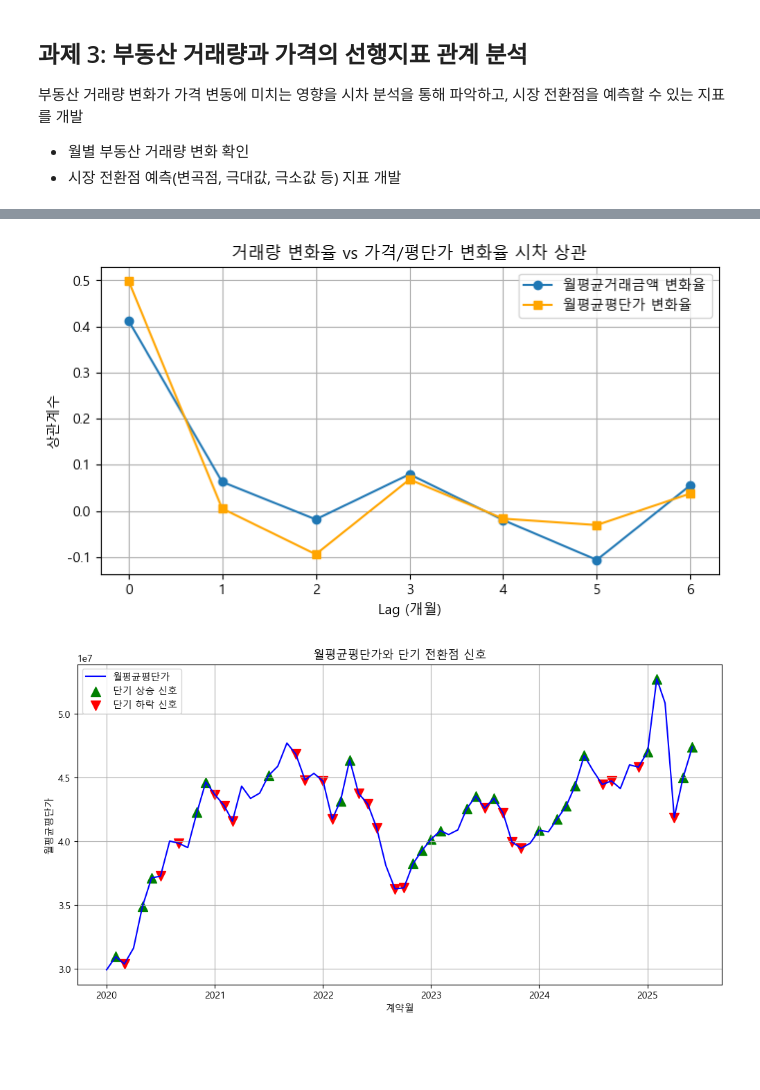
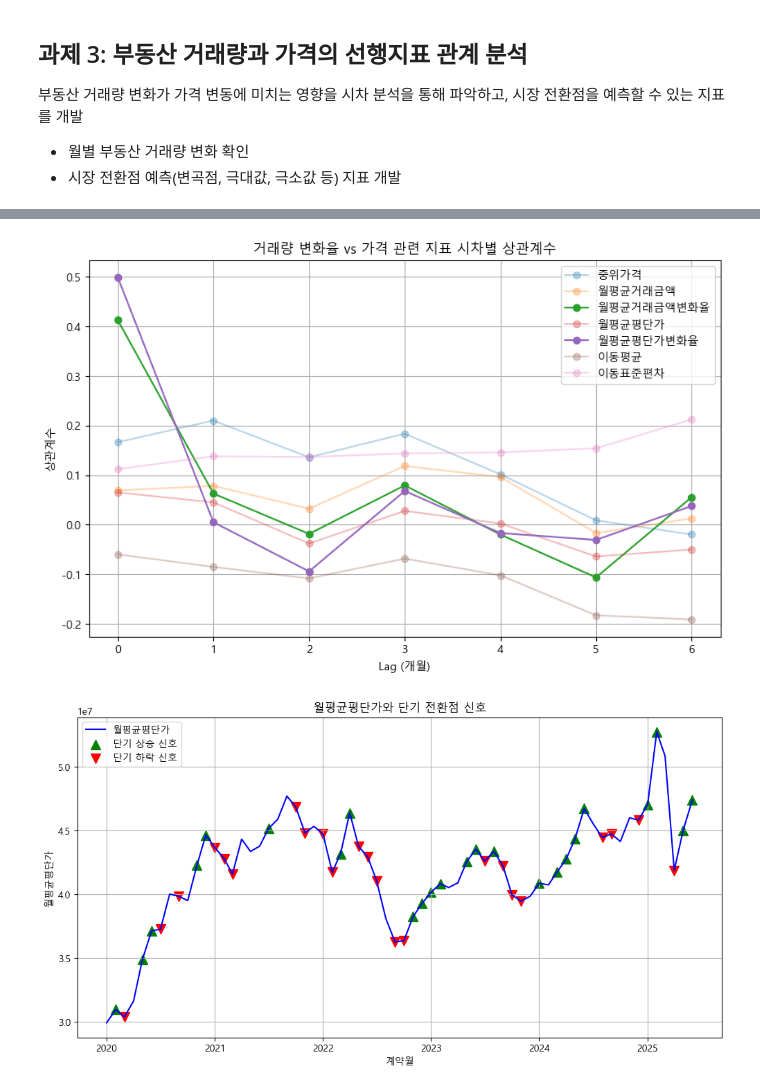
Before and after one commit to krystallinekim/pjt-DataAnalysis-Korean_Real_Estate, a Jupyter notebook: 03_leading_indicators.ipynb, the cells around one changed output, grey strips where cells are left out. Drawn from its saved outputs; the diff is of its cells as text; code cells hidden in the pictures; blank space fills up the shorter version.

```diff
--- a/03_leading_indicators.ipynb
+++ b/03_leading_indicators.ipynb
@@ -75,30 +62,31 @@ plt.show()
 # %%
 max_lag = 6
-lag_corr_volume_price = {}
-lag_corr_volume_avg_price = {}
+lag_corr_results = {}
 
-for lag in range(0, max_lag+1):
-    # 거래량 → 월평균거래금액 변화율
-    lag_corr_volume_price[lag] = monthly_stats['월별거래량변화율'].shift(lag).corr(monthly_stats['월평균거래금액변화율'])
-    # 거래량 → 월평균평단가 변화율
-    lag_corr_volume_avg_price[lag] = monthly_stats['월별거래량변화율'].shift(lag).corr(monthly_stats['월평균평단가변화율'])
+for col in price_cols:
+    lag_corr_results[col] = []
+    for lag in range(0, max_lag+1):
+        corr = monthly_stats[volume_change_col].shift(lag).corr(monthly_stats[col])
+        lag_corr_results[col].append(corr)
 
-# DataFrame 생성
-lag_corr_df_price = pd.DataFrame(list(lag_corr_volume_price.items()), columns=['Lag(개월)', '상관계수'])
-lag_corr_df_avg_price = pd.DataFrame(list(lag_corr_volume_avg_price.items()), columns=['Lag(개월)', '상관계수'])
+# 라인차트 그리기
+plt.figure(figsize=(10,6))
 
-# 시각화
-plt.figure(figsize=(8,4))
-plt.plot(lag_corr_df_price['Lag(개월)'], lag_corr_df_price['상관계수'], marker='o', label='월평균거래금액 변화율')
-plt.plot(lag_corr_df_avg_price['Lag(개월)'], lag_corr_df_avg_price['상관계수'], marker='s', label='월평균평단가 변화율', color='orange')
-plt.title('거래량 변화율 vs 가격/평단가 변화율 시차 상관')
+for col, values in lag_corr_results.items():
+    # 절대값이 0.3 미만이면 투명도 낮추기
+    alpha_val = 0.3 if max(abs(v) for v in values) < 0.3 else 1.0
+
+    plt.plot(range(0, max_lag+1), values, marker='o', label=col, alpha=alpha_val)
+
+plt.title('거래량 변화율 vs 가격 관련 지표 시차별 상관계수')
 plt.xlabel('Lag (개월)')
 plt.ylabel('상관계수')
 plt.grid(True)
 plt.legend()
+plt.savefig('./fig/03_leading_indicators/거래량시차별상관계수라인차트.png', dpi=300, bbox_inches='tight')
 plt.show()
 # %% [output]
-[figure, old version]
+[figure, new version]
 # %%
 # 비교 대상
 search = '월평균평단가'
```
Also changed, not shown: parts of 4 cells of this notebook, 4 other files.
